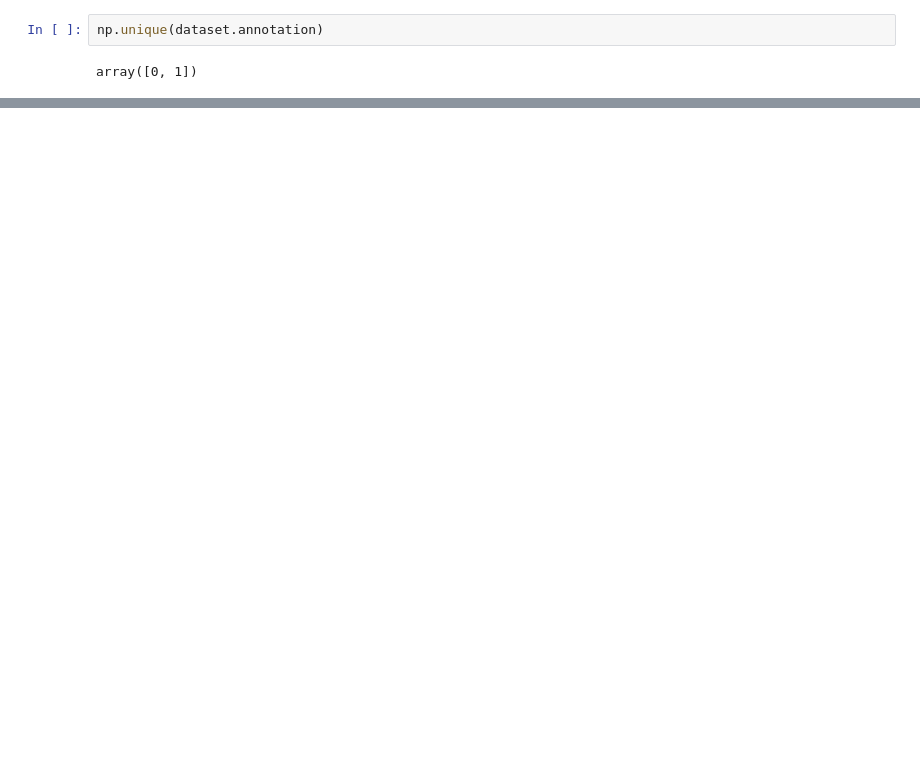
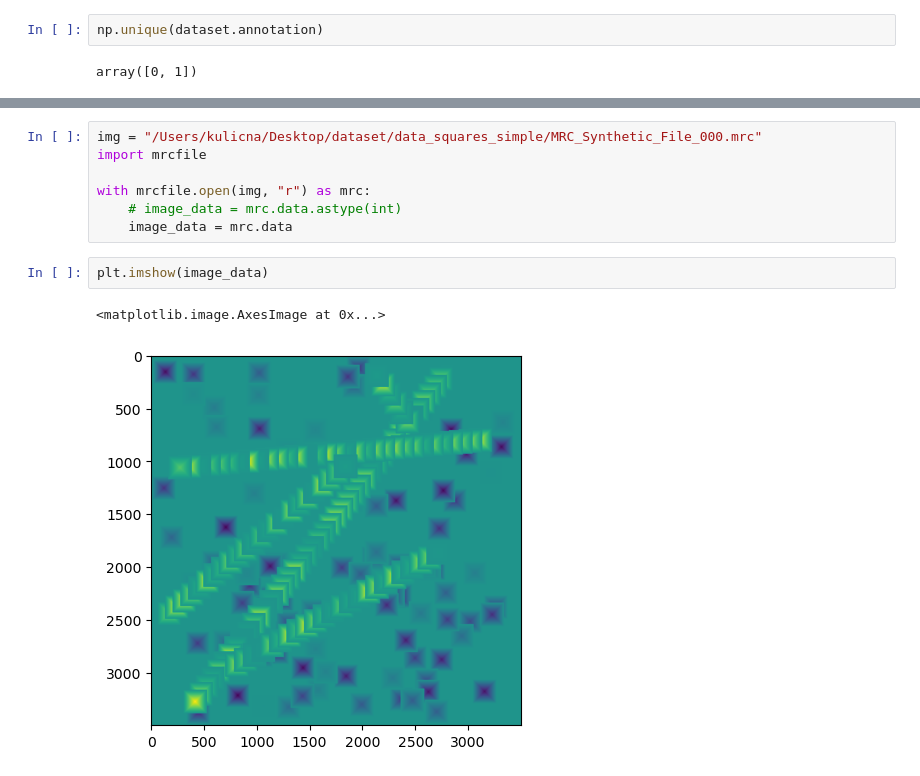
Before and after one commit to alan-turing-institute/grace, a Jupyter notebook: notebooks/read_grace.ipynb, the cells around one changed output, grey strips where cells are left out. Drawn from its saved outputs; the diff is of its cells as text; blank space fills up the shorter version.

```diff
--- a/notebooks/read_grace.ipynb
+++ b/notebooks/read_grace.ipynb
@@ -77,0 +92,12 @@ array([0, 1])
+# %%
+img = "/Users/kulicna/Desktop/dataset/data_squares_simple/MRC_Synthetic_File_000.mrc"
+import mrcfile
+
+with mrcfile.open(img, "r") as mrc:
+    # image_data = mrc.data.astype(int)
+    image_data = mrc.data
+# %%
+plt.imshow(image_data)
+# %% [output]
+<matplotlib.image.AxesImage at 0x...>
+[figure, added]
```
Also changed, not shown: parts of 7 cells of this notebook, 4 other files.
